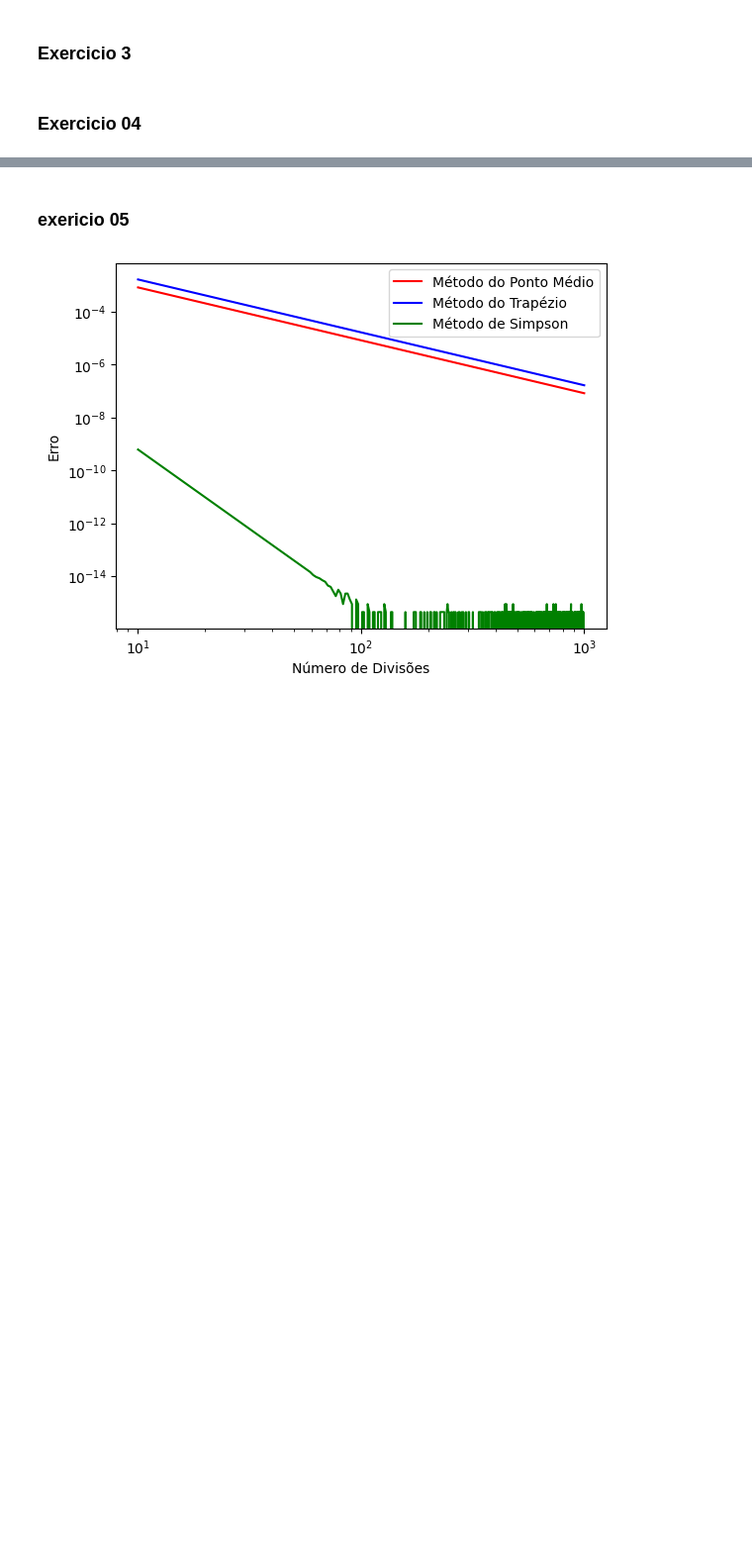
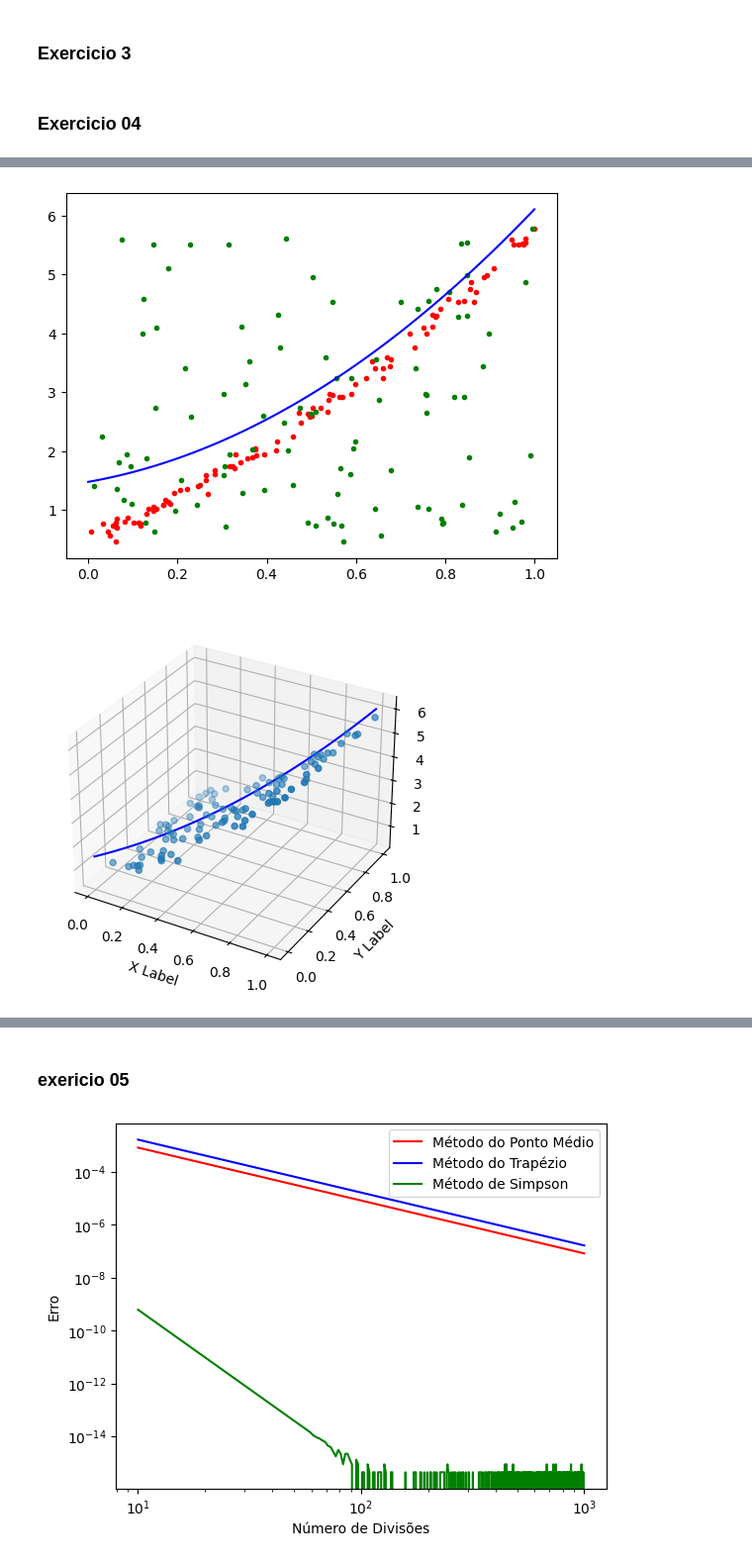
Before and after one commit to caueSordi/lista_5_calc_num, a Jupyter notebook: lista_05.ipynb, the cells around one changed output, grey strips where cells are left out. Shown: that part at 99% size. Cells and saved outputs as stored; diff of their text form; code cells hidden in the pictures; blank space fills up the shorter version.

```diff
--- a/lista_05.ipynb
+++ b/lista_05.ipynb
@@ -122,0 +205,25 @@ documen.close()
+# %%
+x = y = np.linspace(0, 1, 100)
+
+coef = [c[2], c[1],c[0]]
+z = np.polyval(coef, x)
+
+plt.plot(c1, c3, '.r')
+plt.plot(c2, c3, '.g')
+plt.plot(x, z, '-b')
+plt.show()
+
+fig = plt.figure()
+ax = fig.add_subplot(projection='3d')
+
+ax.scatter(c1, c2, c3)
+ax.plot(x,y,z,'-b')
+
+ax.set_xlabel('X Label')
+ax.set_ylabel('Y Label')
+ax.set_zlabel('Z Label')
+
+plt.show()
+# %% [output]
+[figure, added]
+[figure, added]
```
Also changed, not shown: parts of 14 cells of this notebook.
